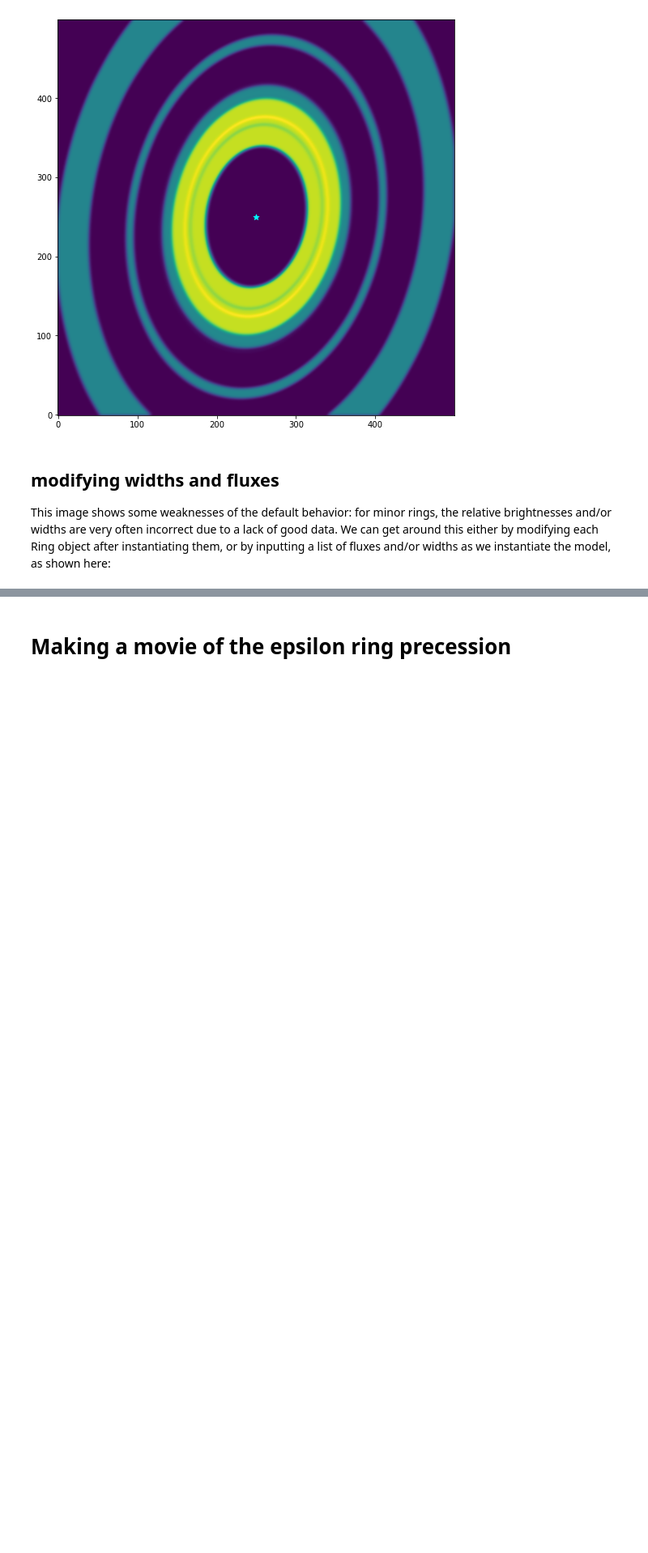
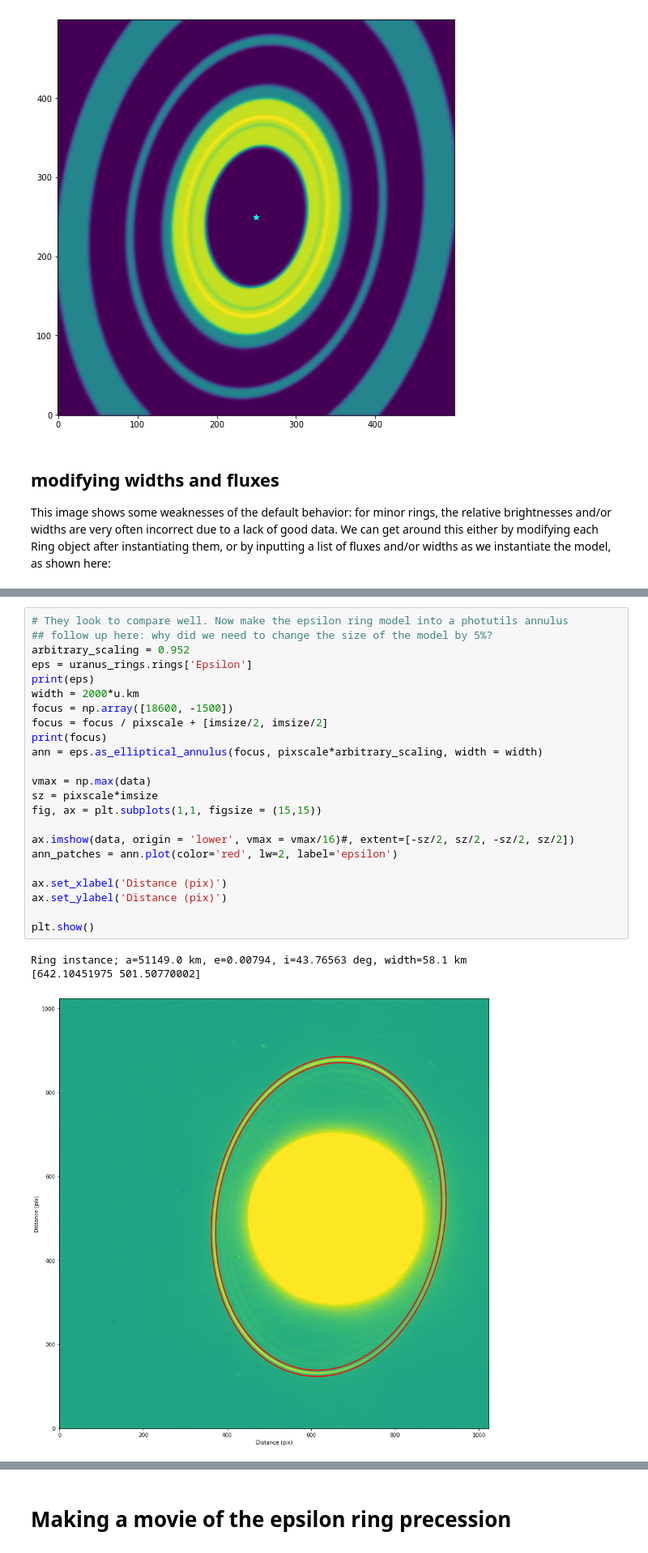
Before and after one commit to emolter/pylanetary, a Jupyter notebook: pylanetary/rings/ring-system-modeling-tutorial.ipynb, the cells around one changed output, grey strips where cells are left out. Shown at 81% size. Drawn from its saved outputs; the diff is of its cells as text; blank space fills up the shorter version.

```diff
--- a/pylanetary/rings/ring-system-modeling-tutorial.ipynb
+++ b/pylanetary/rings/ring-system-modeling-tutorial.ipynb
@@ -149,0 +212,27 @@ This image shows some weaknesses of the default behavior: for minor rings, the r
+# %%
+# They look to compare well. Now make the epsilon ring model into a photutils annulus
+## follow up here: why did we need to change the size of the model by 5%?
+arbitrary_scaling = 0.952
+eps = uranus_rings.rings['Epsilon']
+print(eps)
+width = 2000*u.km
+focus = np.array([18600, -1500])
+focus = focus / pixscale + [imsize/2, imsize/2]
+print(focus)
+ann = eps.as_elliptical_annulus(focus, pixscale*arbitrary_scaling, width = width)
+
+vmax = np.max(data)
+sz = pixscale*imsize
+fig, ax = plt.subplots(1,1, figsize = (15,15))
+
+ax.imshow(data, origin = 'lower', vmax = vmax/16)#, extent=[-sz/2, sz/2, -sz/2, sz/2])
+ann_patches = ann.plot(color='red', lw=2, label='epsilon')
+
+ax.set_xlabel('Distance (pix)')
+ax.set_ylabel('Distance (pix)')
+
+plt.show()
+# %% [output]
+Ring instance; a=51149.0 km, e=0.00794, i=43.76563 deg, width=58.1 km
+[642.10451975 501.50770002]
+[figure, added]
```
Also changed, not shown: parts of 12 cells of this notebook, 3 other files.
